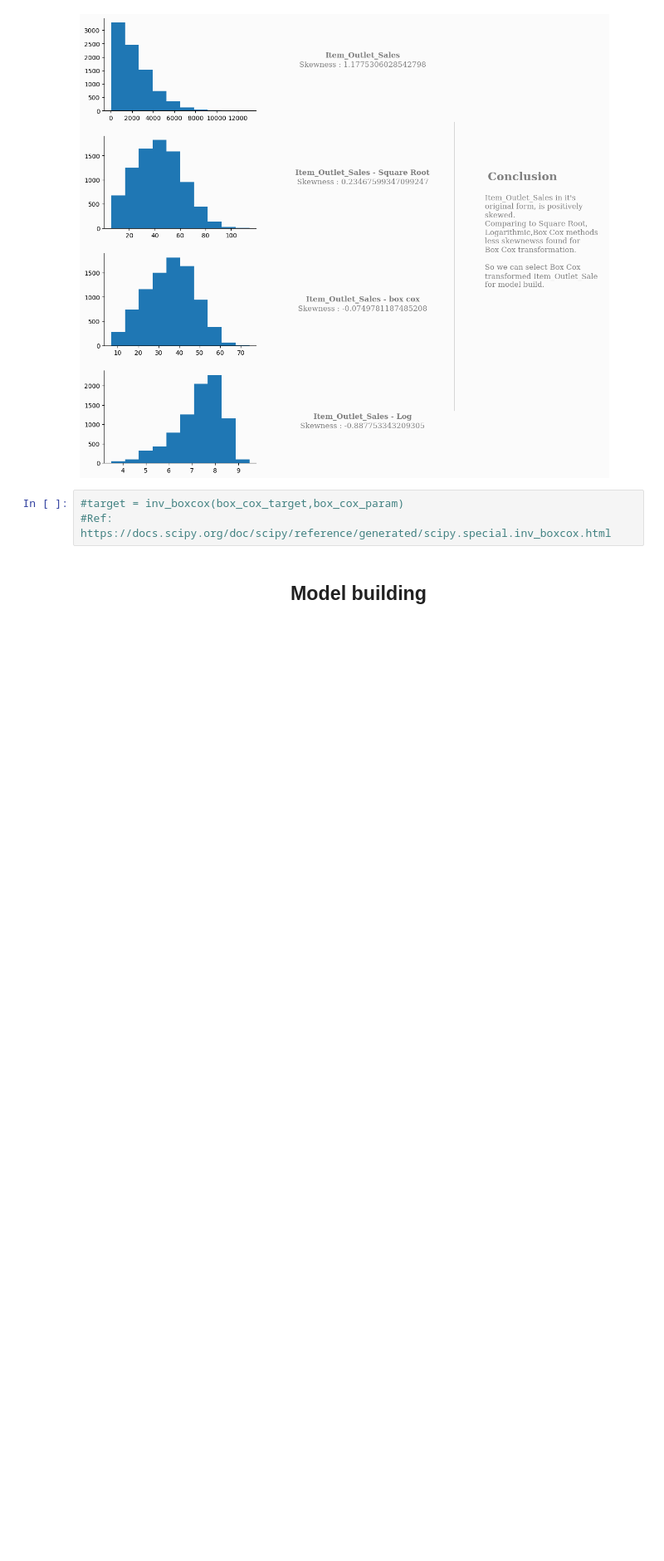
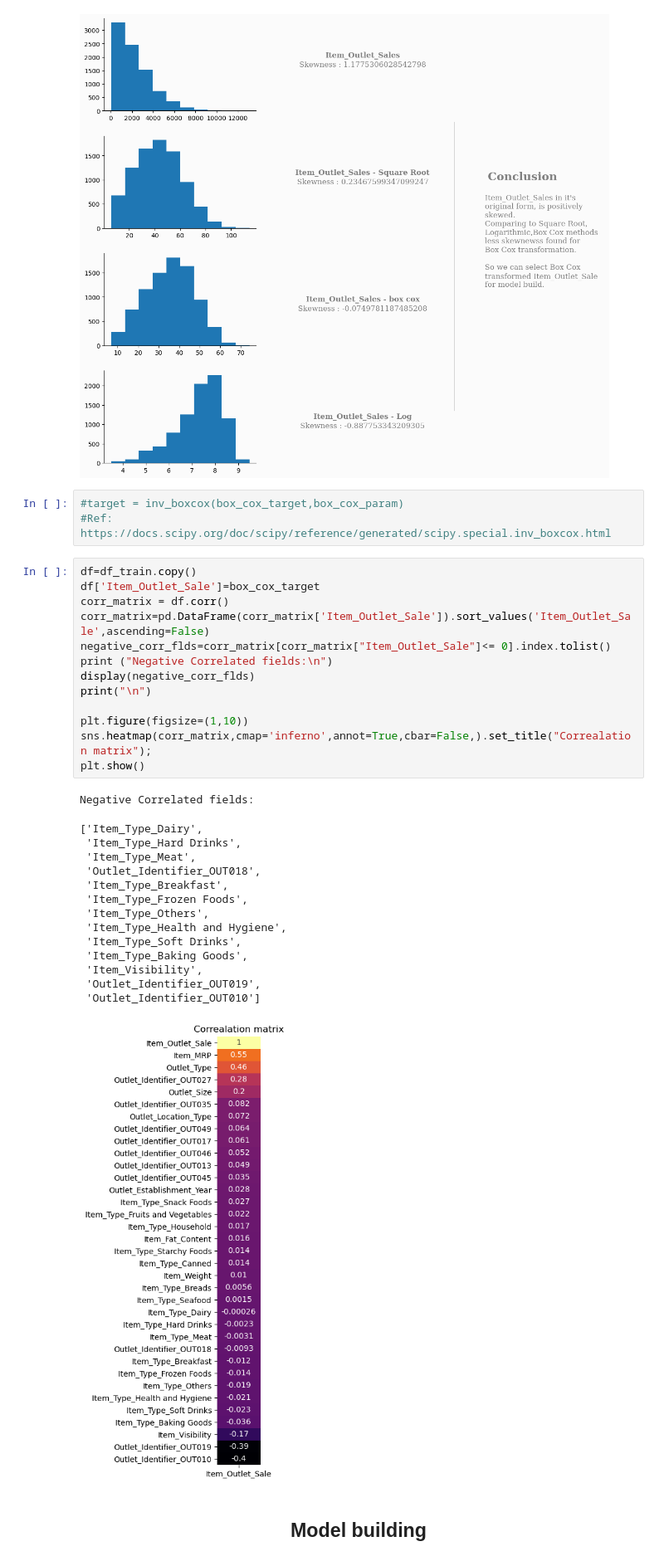
Before and after one commit to ajithcl/BigmartSalesPrediction, a Jupyter notebook: BigmartSalesPrediction.ipynb, the cells around one changed output. Shown at 83% size. Cells and saved outputs as stored; diff of their text form; blank space fills up the shorter version.

```diff
--- a/BigmartSalesPrediction.ipynb
+++ b/BigmartSalesPrediction.ipynb
@@ -1450,6 +1450,35 @@ plt.show()
 # %%
 #target = inv_boxcox(box_cox_target,box_cox_param)
 #Ref: https://docs.scipy.org/doc/scipy/reference/generated/scipy.special.inv_boxcox.html
+# %%
+df=df_train.copy()
+df['Item_Outlet_Sale']=box_cox_target
+corr_matrix = df.corr()
+corr_matrix=pd.DataFrame(corr_matrix['Item_Outlet_Sale']).sort_values('Item_Outlet_Sale',ascending=False)
+negative_corr_flds=corr_matrix[corr_matrix["Item_Outlet_Sale"]<= 0].index.tolist()
+print ("Negative Correlated fields:\n")
+display(negative_corr_flds)
+print("\n")
+
+plt.figure(figsize=(1,10))
+sns.heatmap(corr_matrix,cmap='inferno',annot=True,cbar=False,).set_title("Correalation matrix");
+plt.show()
+# %% [output]
+Negative Correlated fields:
+['Item_Type_Dairy',
+ 'Item_Type_Hard Drinks',
+ 'Item_Type_Meat',
+ 'Outlet_Identifier_OUT018',
+ 'Item_Type_Breakfast',
+ 'Item_Type_Frozen Foods',
+ 'Item_Type_Others',
+ 'Item_Type_Health and Hygiene',
+ 'Item_Type_Soft Drinks',
+ 'Item_Type_Baking Goods',
+ 'Item_Visibility',
+ 'Outlet_Identifier_OUT019',
+ 'Outlet_Identifier_OUT010']
+[figure, added]
 # %% [markdown]
 ## <center> Model building </center>
 # %%
```
Also changed, not shown: parts of 27 cells of this notebook, 2 other files.
